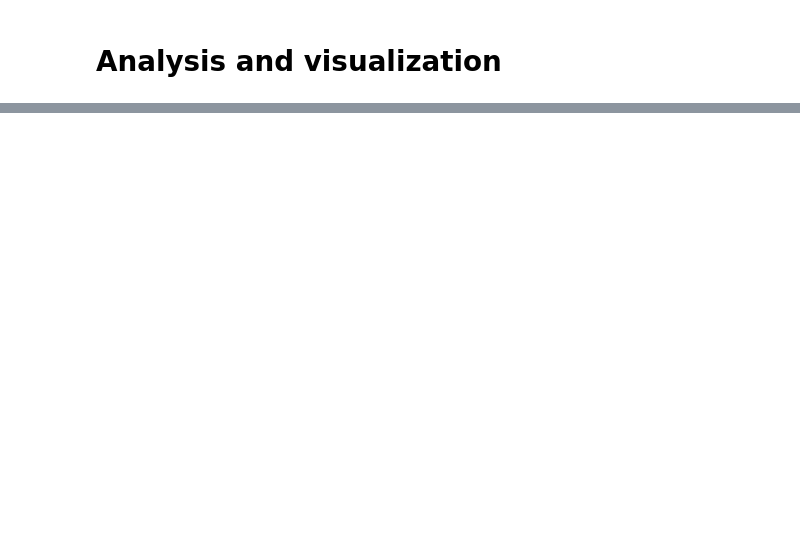
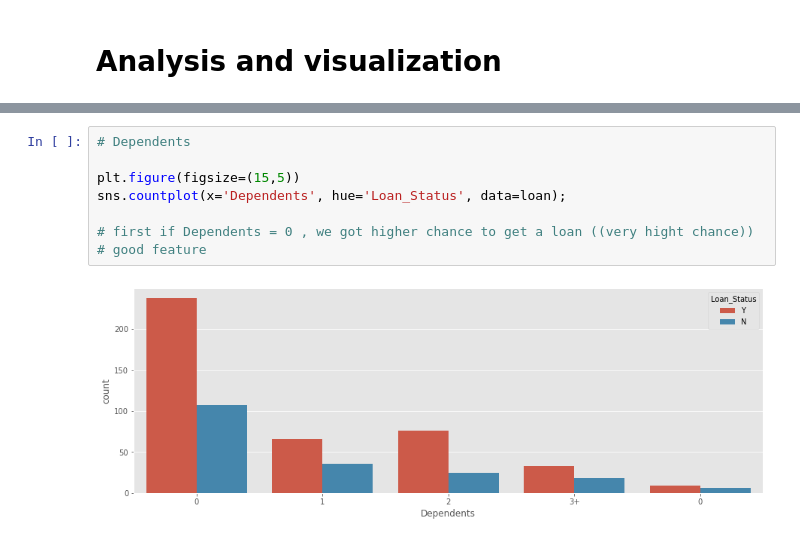
Before and after one commit to Winnie-Sepz/Data-Science-Projects, a Jupyter notebook: Mini project 3/Mini_project_3_Winnie.ipynb, the cells around one changed output, grey strips where cells are left out. Drawn from its saved outputs; the diff is of its cells as text; blank space fills up the shorter version.

```diff
--- a/Mini project 3/Mini_project_3_Winnie.ipynb
+++ b/Mini project 3/Mini_project_3_Winnie.ipynb
@@ -428,0 +299,10 @@ classification_error
+# %%
+# Dependents
+
+plt.figure(figsize=(15,5))
+sns.countplot(x='Dependents', hue='Loan_Status', data=loan);
+
+# first if Dependents = 0 , we got higher chance to get a loan ((very hight chance))
+# good feature
+# %% [output]
+[figure, added]
```
Also changed, not shown: parts of 281 cells of this notebook.
